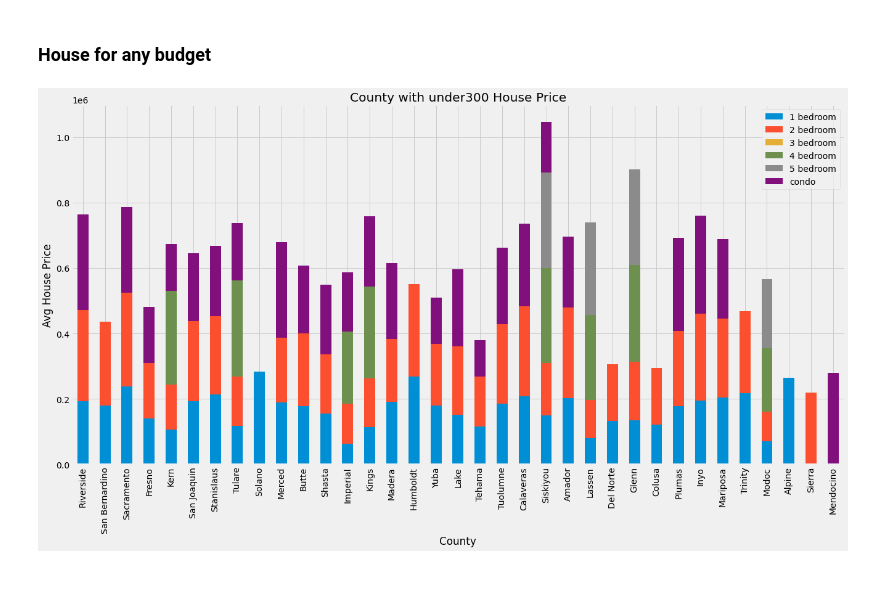
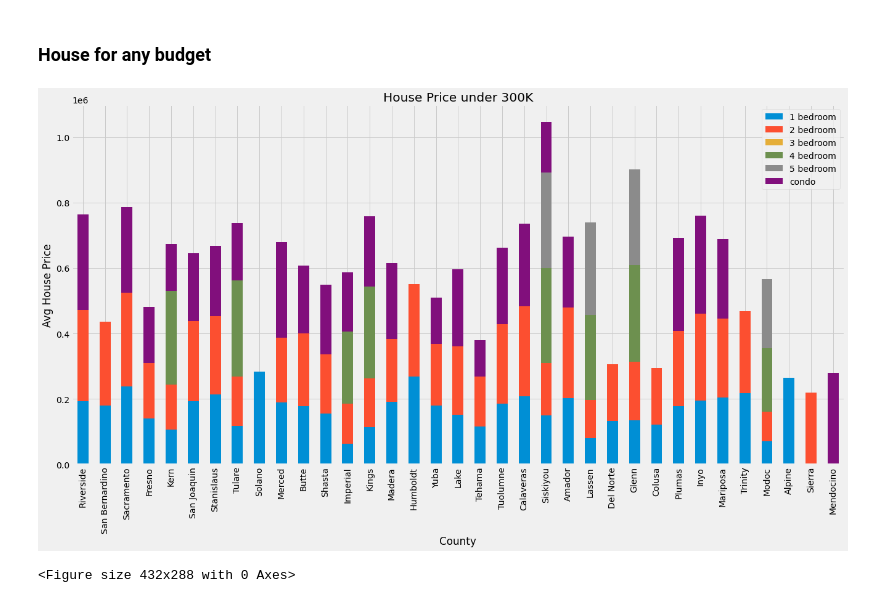
Before and after one commit to 52Godfrey/BestCityToLiveCA, a Jupyter notebook: Analisys.ipynb, the cells around one changed output. Cells and saved outputs as stored; diff of their text form; code cells hidden in the pictures.

```diff
--- a/Analisys.ipynb
+++ b/Analisys.ipynb
@@ -333,32 +365,34 @@ max_house_value
 # %%
 # Under 300 000
 #under_300 = homes_value_orig_df[homes_value_orig_df['Avg house price'] < 300000 & ]
 
 
 under300_1bd = homes_value_orig_df.loc[(homes_value_orig_df['Home Type'] == '1 bedroom') & (homes_value_orig_df['Avg house price'] < 300000), ['County', 'Avg house price']]
 under300_2bd = homes_value_orig_df.loc[(homes_value_orig_df['Home Type'] == '2 bedroom') & (homes_value_orig_df['Avg house price'] < 300000), ['County', 'Avg house price']]
 under300_3bd = homes_value_orig_df.loc[(homes_value_orig_df['Home Type'] == '3 bedroom') & (homes_value_orig_df['Avg house price'] < 300000), ['County', 'Avg house price']]
 under300_4bd = homes_value_orig_df.loc[(homes_value_orig_df['Home Type'] == '4 bedroom') & (homes_value_orig_df['Avg house price'] < 300000), ['County', 'Avg house price']]
 under300_5bd = homes_value_orig_df.loc[(homes_value_orig_df['Home Type'] == '5 bedroom') & (homes_value_orig_df['Avg house price'] < 300000), ['County', 'Avg house price']]
 under300_condo = homes_value_orig_df.loc[(homes_value_orig_df['Home Type'] == 'condo') & (homes_value_orig_df['Avg house price'] < 300000), ['County', 'Avg house price']]
 
 under300_plot = under300_1bd.merge(under300_2bd, on='County', how='outer', suffixes=('_1bd', '_2bd'))
 under300_plot = under300_plot.merge(under300_3bd, on='County', how='outer')
 
 under300_plot = under300_plot.merge(under300_4bd, on='County', how='outer', suffixes=('_3bd', '_4bd'))
 under300_plot = under300_plot.merge(under300_5bd, on='County', how='outer')
 under300_plot = under300_plot.merge(under300_condo, on='County', how='outer', suffixes=('_5bd', '_condo'))
 
 under300_plot = under300_plot.set_index('County')
 under300_plot = under300_plot.rename(columns={'Avg house price_1bd': '1 bedroom', 'Avg house price_2bd': '2 bedroom'
                                         , 'Avg house price_3bd': '3 bedroom', 'Avg house price_4bd': '4 bedroom'
                                          , 'Avg house price_5bd': '5 bedroom' , 'Avg house price_condo': 'condo'})
 matplotlib.style.use('fivethirtyeight')
 under300_plot.plot(kind='bar', figsize=(20,10), stacked=True)
 
-plt.title("County with under300 House Price")
+plt.title("House Price under 300K")
 plt.ylabel("Avg House Price")
 
 plt.show()
+plt.savefig('Outcome/House Price under 300K', dpi=300, bbox_inches='tight')
 # %% [output]
-[figure, old version]
+[figure, new version]
+<Figure size 432x288 with 0 Axes>
```
Also changed, not shown: parts of 33 cells of this notebook, 12 other files.
